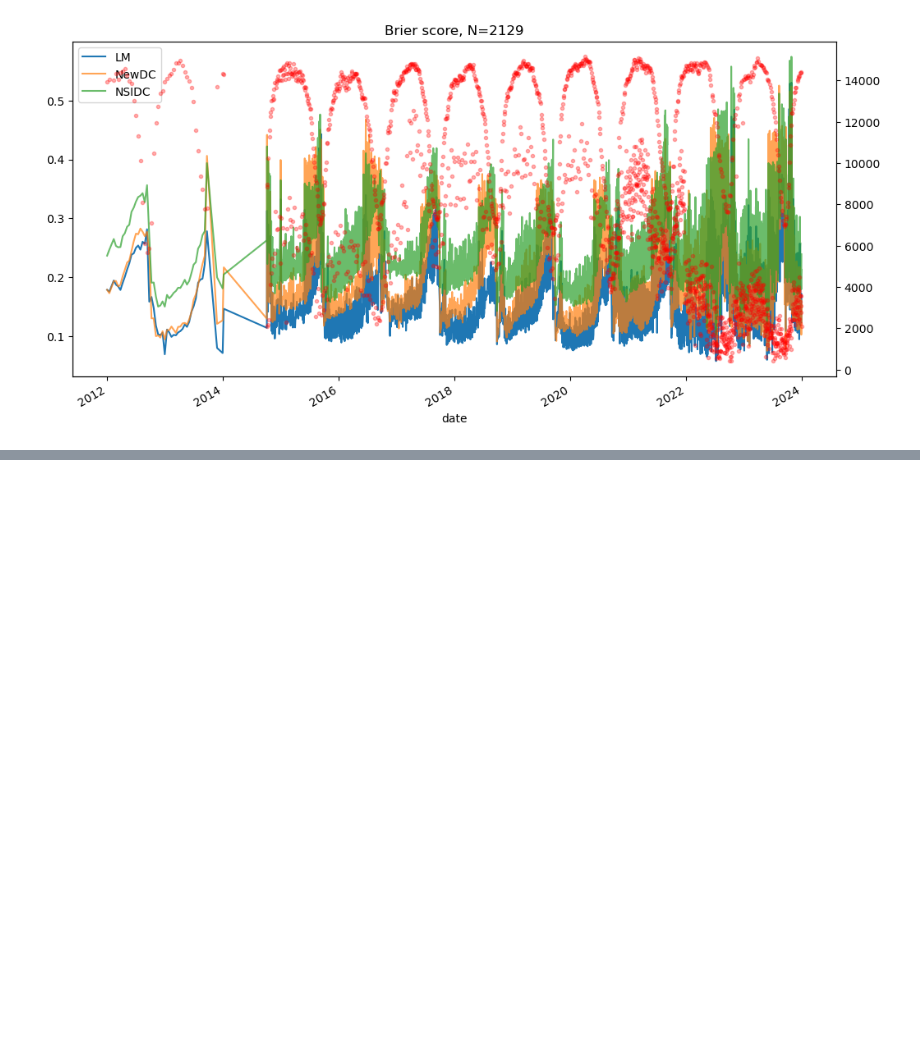
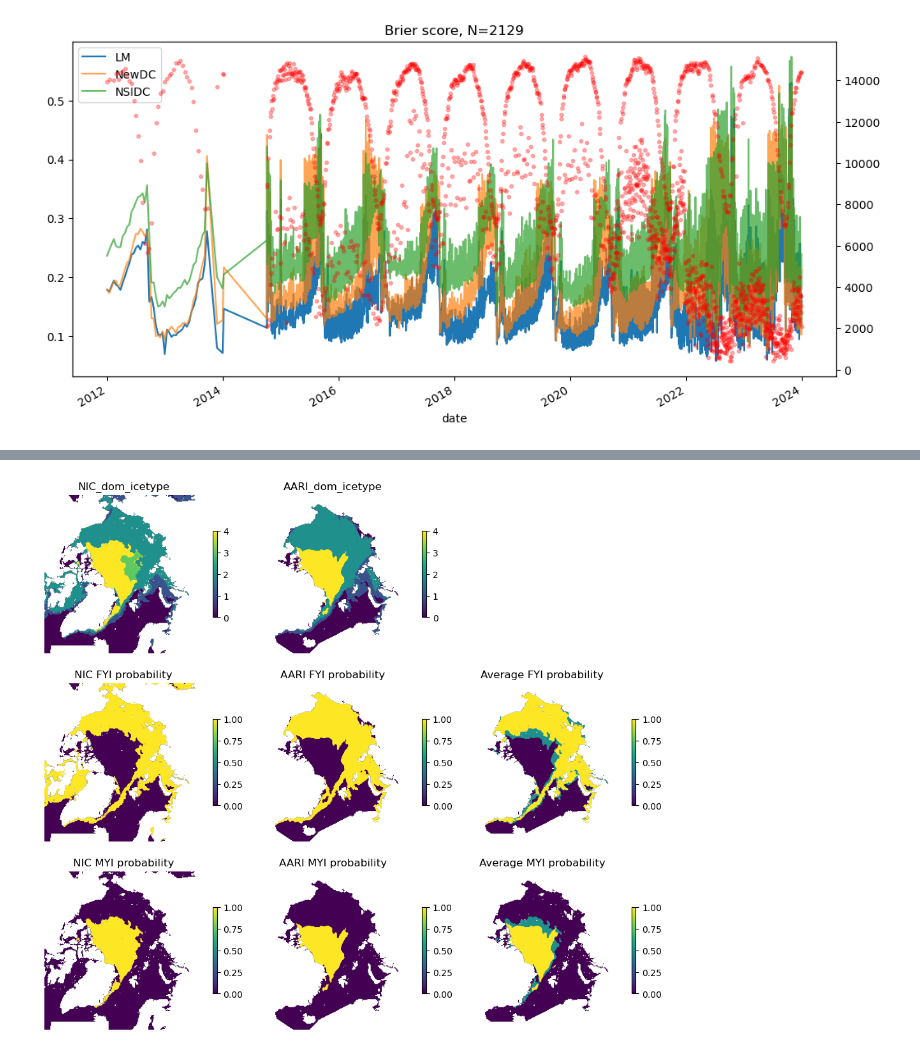
Before and after one commit to esa-sage/sea_ice_age_nsidc, a Jupyter notebook: s_rrdp_comparison_proba.ipynb, the cells around one changed output, grey strips where cells are left out. Cells and saved outputs as stored; diff of their text form; code cells hidden in the pictures; blank space fills up the shorter version.

Commit message:
Update figures on probability notebook

```diff
--- a/s_rrdp_comparison_proba.ipynb
+++ b/s_rrdp_comparison_proba.ipynb
@@ -144,3 +107,6 @@ plt.title(f'Brier score, N={scores.shape[0]}')
 plt.show()
 # %% [output]
 [figure]
+# %%
+ice_type, proba, date = data_for_plotting
+print(ice_type.keys(), proba['AARI_dom_icetype'].shape, date)
@@ -146,0 +115,24 @@ plt.show()
+# %%
+fig, axs = plt.subplots(3, 3, figsize=(10, 9))
+for i, name in enumerate(list(ice_type.keys())[:2]):
+    img0 = axs[0, i].imshow(ice_type[name])
+    axs[0, i].set_title(name)
+    axs[1, i].imshow(proba[name][..., 0])
+    axs[1, i].set_title(name.split('_')[0]+' FYI probability')
+    axs[2, i].imshow(proba[name][..., 1])
+    axs[2, i].set_title(name.split('_')[0]+' MYI probability')
+    for j in range(3):
+        plt.colorbar(axs[j, i].images[0], ax=axs[j, i], shrink=0.5)
+
+axs[1, 2].imshow((proba['NIC_dom_icetype'][..., 0] + proba['AARI_dom_icetype'][..., 0])/2)
+axs[1, 2].set_title('Average FYI probability')
+axs[2, 2].imshow((proba['NIC_dom_icetype'][..., 1] + proba['AARI_dom_icetype'][..., 1])/2)
+axs[2, 2].set_title('Average MYI probability')
+for j in range(1, 3):
+    plt.colorbar(axs[j, 2].images[0], ax=axs[j, 2], shrink=0.5)
+for ax in axs.flat:
+    ax.set_axis_off()
+plt.tight_layout()
+plt.show()
+# %% [output]
+[figure, added]
```
Also changed, not shown: parts of 4 cells of this notebook.
